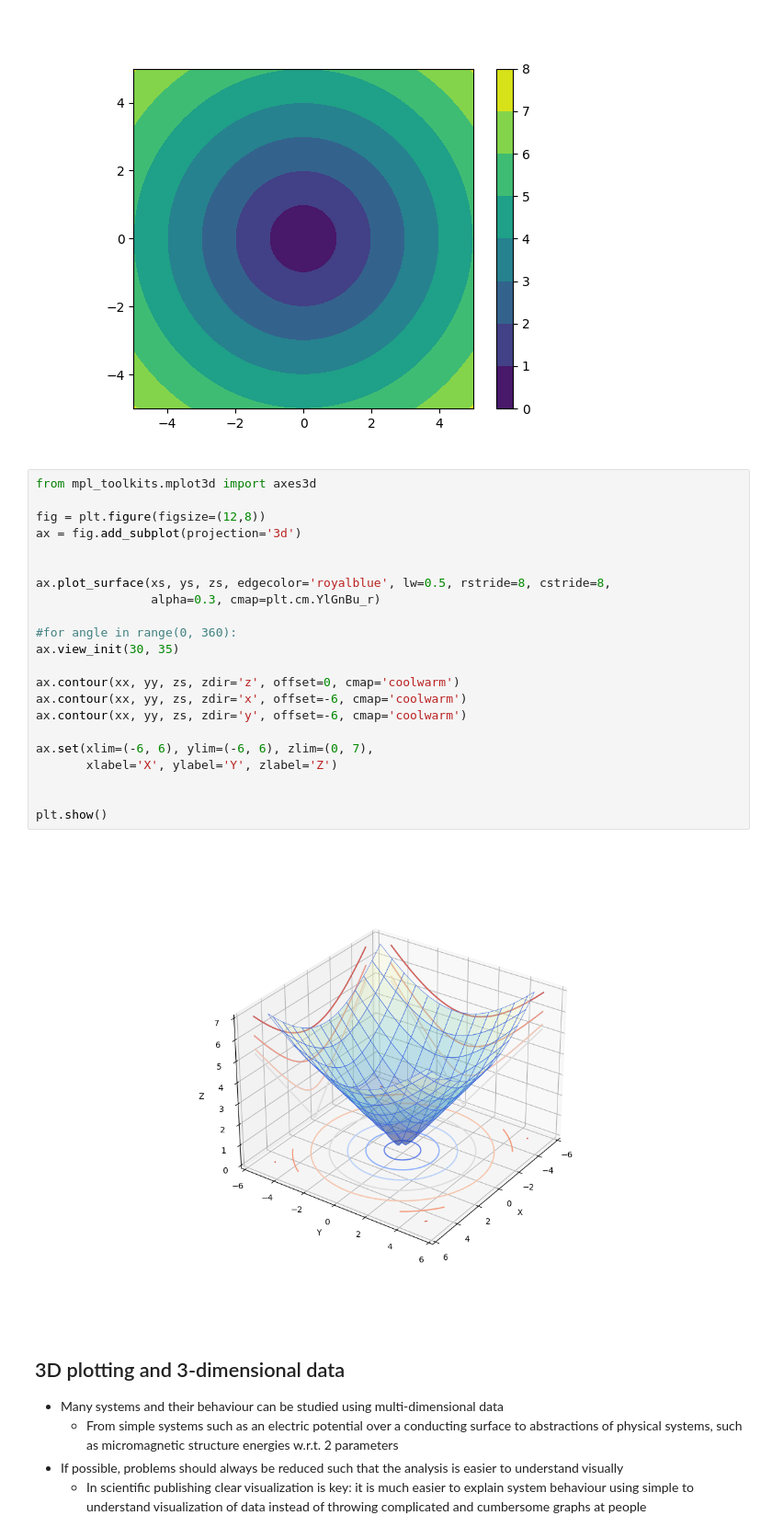
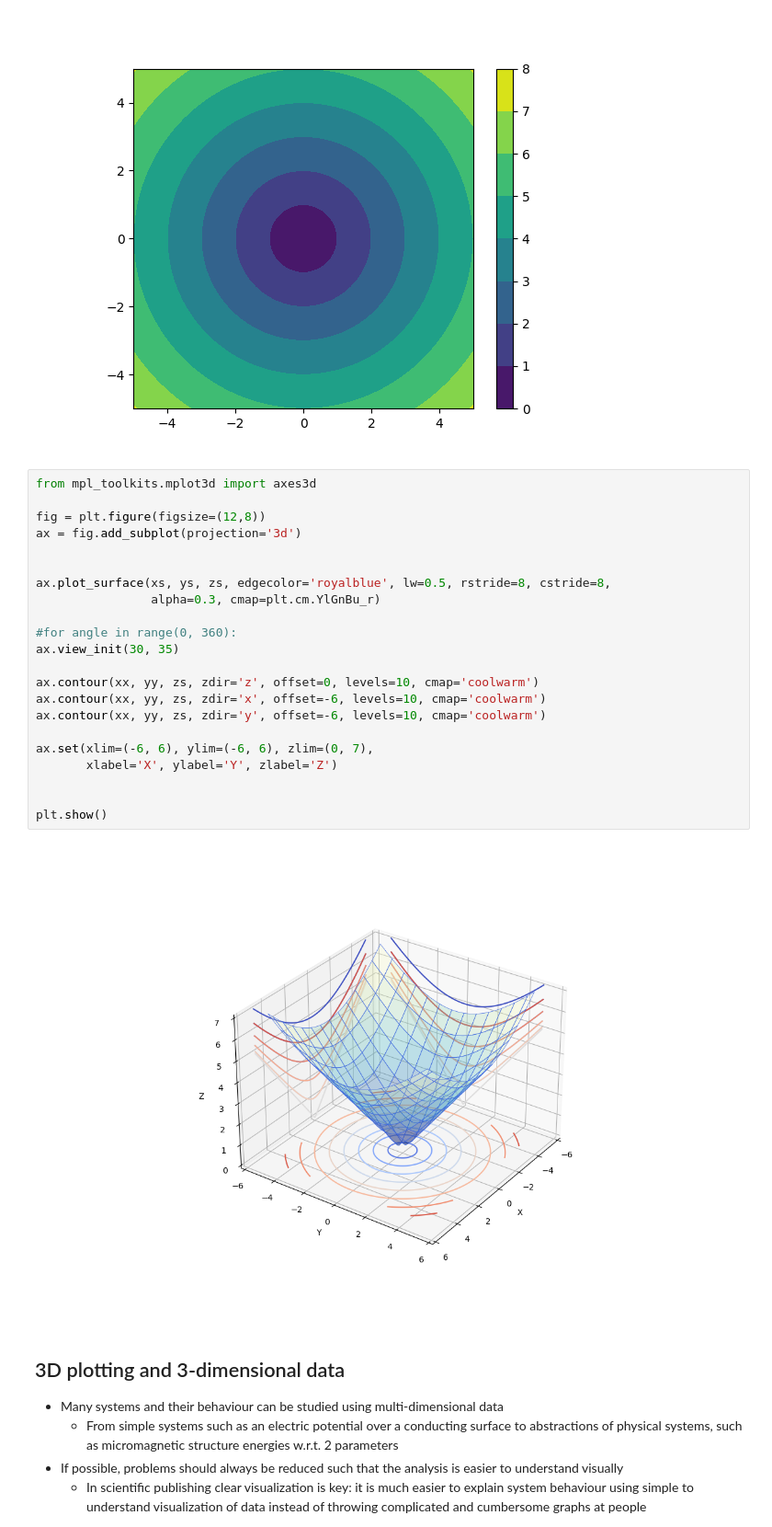
Before and after one commit to Jondesan/python_workshop, a Jupyter notebook: fft/workshop_notebook.ipynb, the cells around one changed output. Shown at 92% size. Saved outputs shown, nothing was run; the diff lists cells and outputs as text.

```diff
--- a/fft/workshop_notebook.ipynb
+++ b/fft/workshop_notebook.ipynb
@@ -87,27 +87,27 @@ plt.show()
 # %%
 from mpl_toolkits.mplot3d import axes3d
 
 fig = plt.figure(figsize=(12,8))
 ax = fig.add_subplot(projection='3d')
 
 
 ax.plot_surface(xs, ys, zs, edgecolor='royalblue', lw=0.5, rstride=8, cstride=8,
                 alpha=0.3, cmap=plt.cm.YlGnBu_r)
 
 #for angle in range(0, 360):
 ax.view_init(30, 35)
 
-ax.contour(xx, yy, zs, zdir='z', offset=0, cmap='coolwarm')
-ax.contour(xx, yy, zs, zdir='x', offset=-6, cmap='coolwarm')
-ax.contour(xx, yy, zs, zdir='y', offset=-6, cmap='coolwarm')
+ax.contour(xx, yy, zs, zdir='z', offset=0, levels=10, cmap='coolwarm')
+ax.contour(xx, yy, zs, zdir='x', offset=-6, levels=10, cmap='coolwarm')
+ax.contour(xx, yy, zs, zdir='y', offset=-6, levels=10, cmap='coolwarm')
 
 ax.set(xlim=(-6, 6), ylim=(-6, 6), zlim=(0, 7),
        xlabel='X', ylabel='Y', zlabel='Z')
 
 
 plt.show()
 # %% [output]
-[figure, old version]
+[figure, new version]
 # %% [markdown]
 ## 3D plotting and 3-dimensional data
 
```
Also changed, not shown: parts of 10 cells of this notebook, 1 other file.
